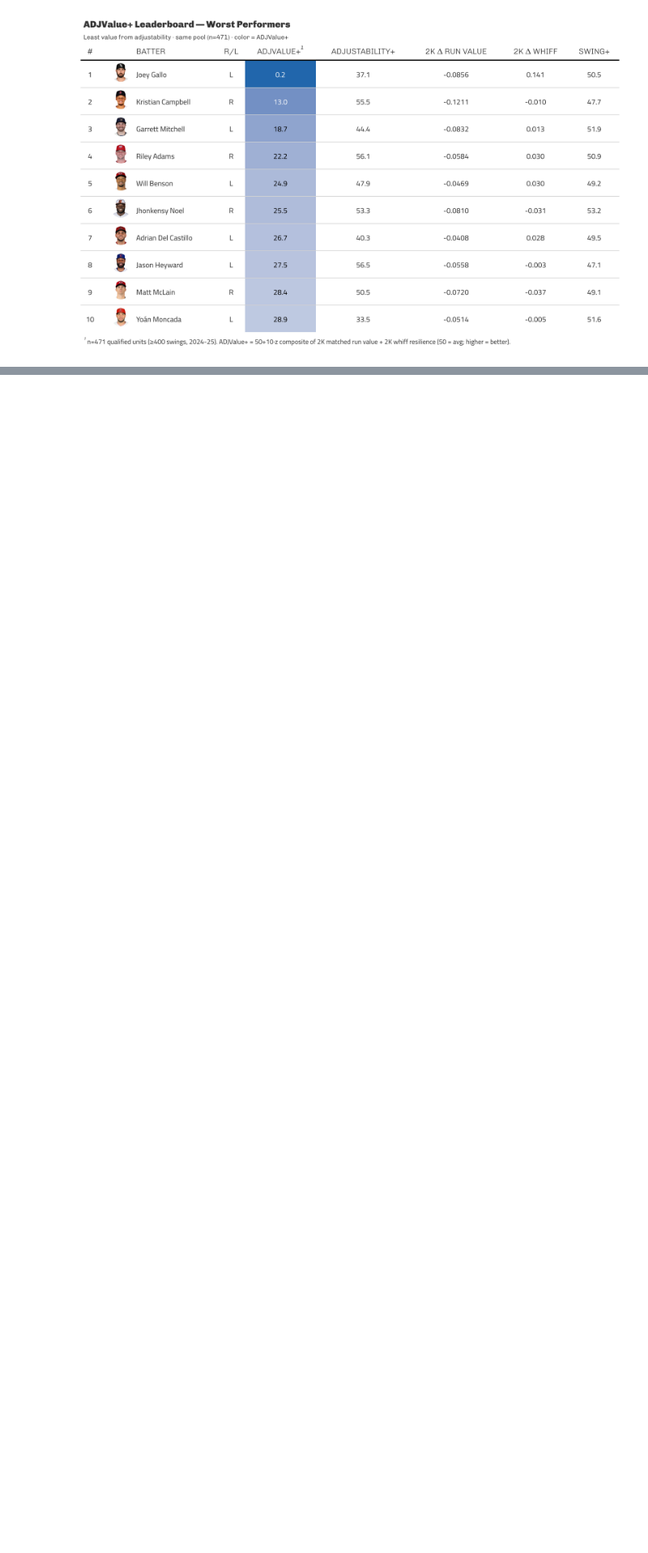
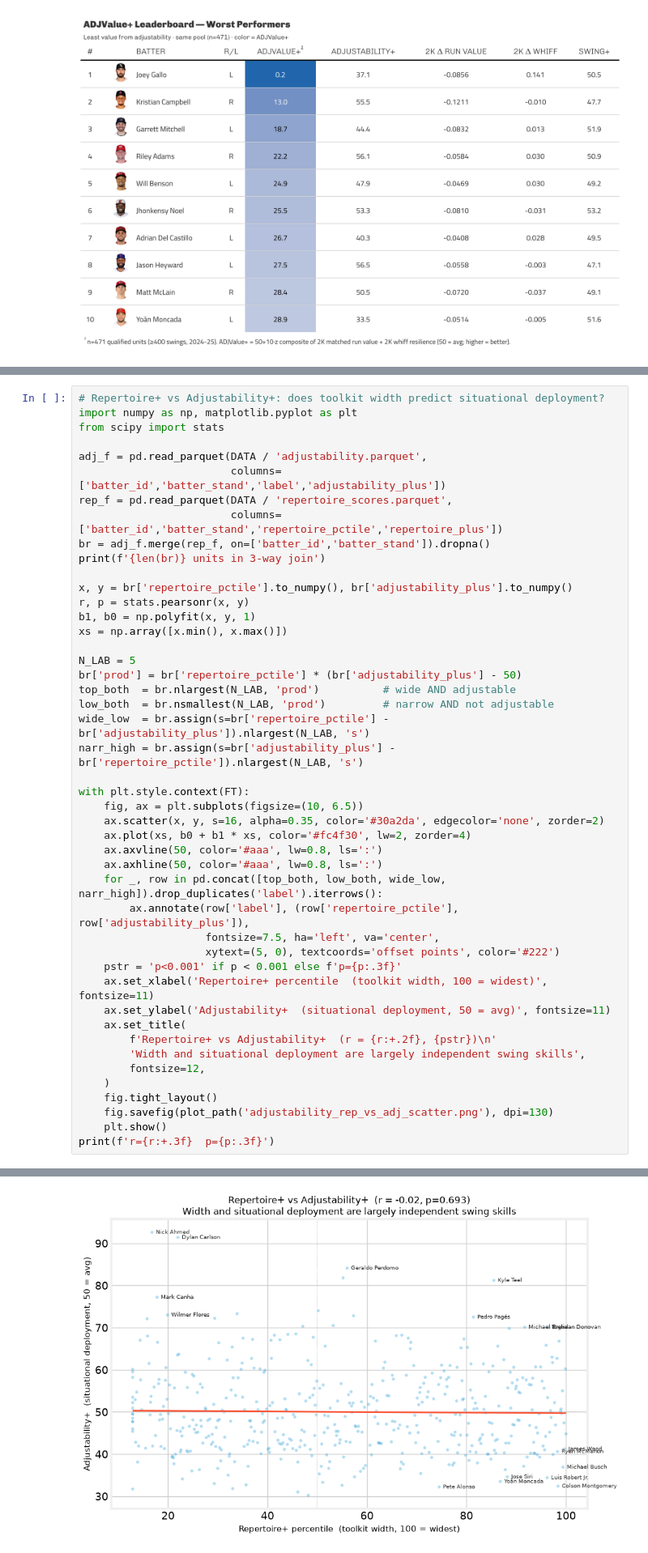
Before and after one commit to theoauyeung/swing_repetoire, a Jupyter notebook: src/adjustability_results.ipynb, the cells around one changed output, grey strips where cells are left out. Shown at 81% size. Drawn from its saved outputs; the diff is of its cells as text; blank space fills up the shorter version.

```diff
--- a/src/adjustability_results.ipynb
+++ b/src/adjustability_results.ipynb
@@ -644,0 +628,47 @@ for png in ['adjustability_resid_high_adj_low_val_gt.png', 'adjustability_resid_
+# %%
+# Repertoire+ vs Adjustability+: does toolkit width predict situational deployment?
+import numpy as np, matplotlib.pyplot as plt
+from scipy import stats
+
+adj_f = pd.read_parquet(DATA / 'adjustability.parquet',
+                        columns=['batter_id','batter_stand','label','adjustability_plus'])
+rep_f = pd.read_parquet(DATA / 'repertoire_scores.parquet',
+                        columns=['batter_id','batter_stand','repertoire_pctile','repertoire_plus'])
+br = adj_f.merge(rep_f, on=['batter_id','batter_stand']).dropna()
+print(f'{len(br)} units in 3-way join')
+
+x, y = br['repertoire_pctile'].to_numpy(), br['adjustability_plus'].to_numpy()
+r, p = stats.pearsonr(x, y)
+b1, b0 = np.polyfit(x, y, 1)
+xs = np.array([x.min(), x.max()])
+
+N_LAB = 5
+br['prod'] = br['repertoire_pctile'] * (br['adjustability_plus'] - 50)
+top_both  = br.nlargest(N_LAB, 'prod')          # wide AND adjustable
+low_both  = br.nsmallest(N_LAB, 'prod')         # narrow AND not adjustable
+wide_low  = br.assign(s=br['repertoire_pctile'] - br['adjustability_plus']).nlargest(N_LAB, 's')
+narr_high = br.assign(s=br['adjustability_plus'] - br['repertoire_pctile']).nlargest(N_LAB, 's')
+
+with plt.style.context(FT):
+    fig, ax = plt.subplots(figsize=(10, 6.5))
+    ax.scatter(x, y, s=16, alpha=0.35, color='#30a2da', edgecolor='none', zorder=2)
+    ax.plot(xs, b0 + b1 * xs, color='#fc4f30', lw=2, zorder=4)
+    ax.axvline(50, color='#aaa', lw=0.8, ls=':')
+    ax.axhline(50, color='#aaa', lw=0.8, ls=':')
+    for _, row in pd.concat([top_both, low_both, wide_low, narr_high]).drop_duplicates('label').iterrows():
+        ax.annotate(row['label'], (row['repertoire_pctile'], row['adjustability_plus']),
+                    fontsize=7.5, ha='left', va='center',
+                    xytext=(5, 0), textcoords='offset points', color='#222')
+    pstr = 'p<0.001' if p < 0.001 else f'p={p:.3f}'
+    ax.set_xlabel('Repertoire+ percentile  (toolkit width, 100 = widest)', fontsize=11)
+    ax.set_ylabel('Adjustability+  (situational deployment, 50 = avg)', fontsize=11)
+    ax.set_title(
+        f'Repertoire+ vs Adjustability+  (r = {r:+.2f}, {pstr})\n'
+        'Width and situational deployment are largely independent swing skills',
+        fontsize=12,
+    )
+    fig.tight_layout()
+    fig.savefig(plot_path('adjustability_rep_vs_adj_scatter.png'), dpi=130)
+    plt.show()
+print(f'r={r:+.3f}  p={p:.3f}')
+# %% [output]
@@ -644,0 +676 @@ for png in ['adjustability_resid_high_adj_low_val_gt.png', 'adjustability_resid_
+[figure, added]
```
Also changed, not shown: parts of 13 cells of this notebook, 9 other files.
